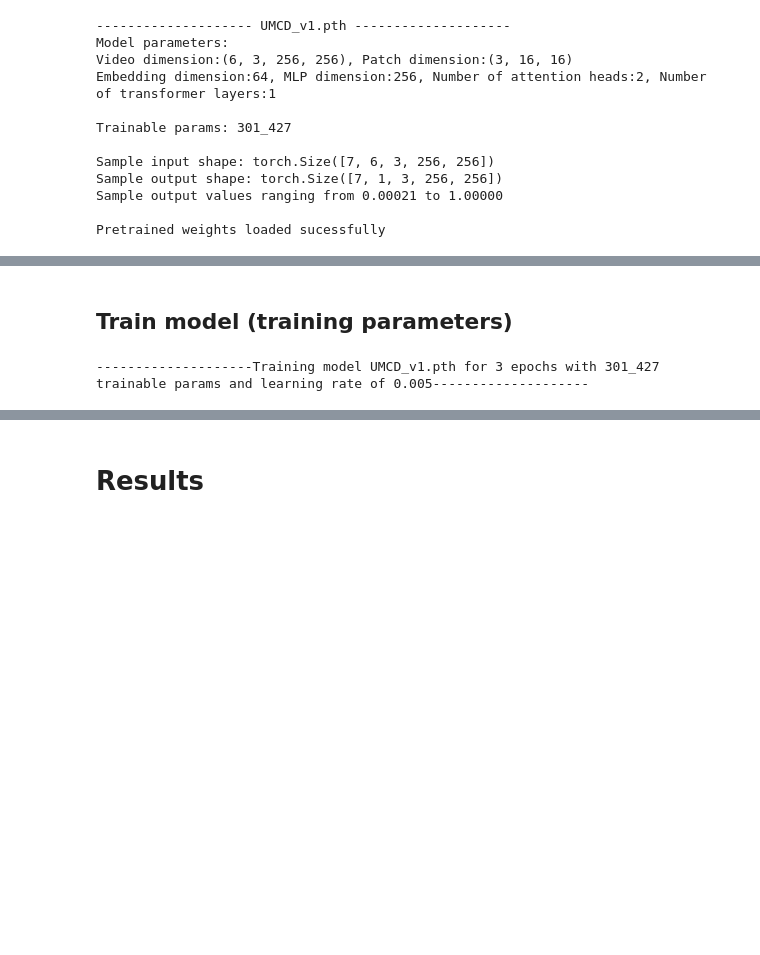
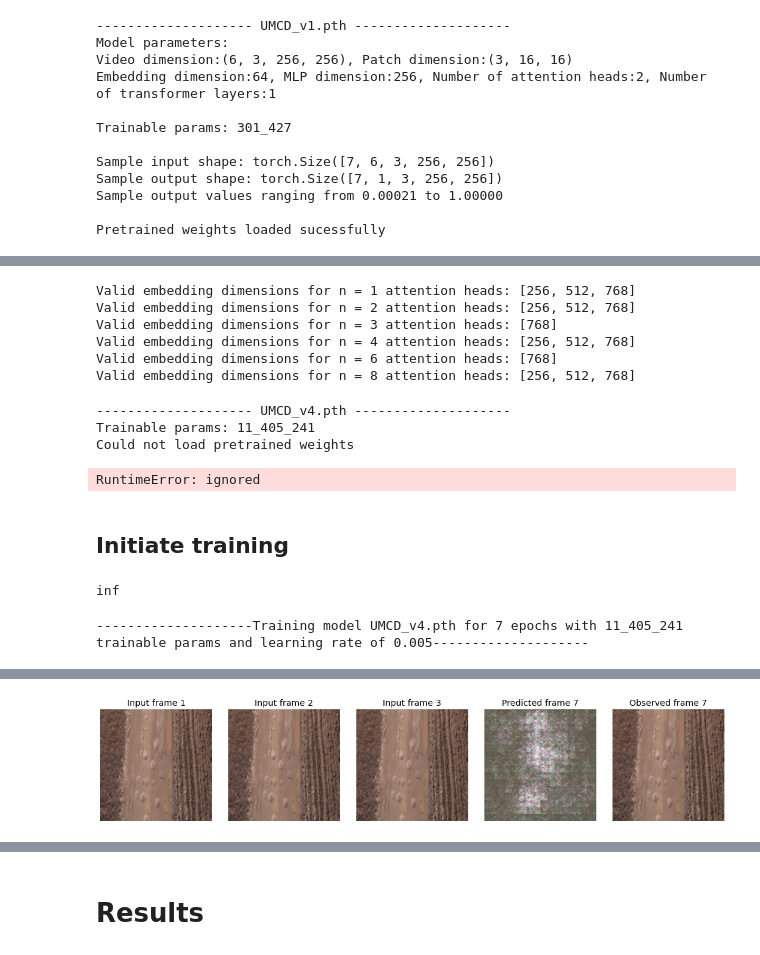
Before and after one commit to AndreassOlsson/drone-anomalydetection, a Jupyter notebook: UMCD_DataLoader.ipynb, the cells around one changed output, grey strips where cells are left out. Cells and saved outputs as stored; diff of their text form; code cells hidden in the pictures; blank space fills up the shorter version.

```diff
--- a/UMCD_DataLoader.ipynb
+++ b/UMCD_DataLoader.ipynb
@@ -441,2 +659,7 @@ torch.Size([7, 1, 3, 256, 256])
 # %% [markdown]
 # Train model
+# %%
+model_name = 'UMCD_v4.pth'
+state_dict_path = '/content/drive/MyDrive/Andreas Olsson/Public-Safety/models/' + model_name
+device = torch.device("cuda" if torch.cuda.is_available() else "cpu")
+print(f'Model name: {model_name}, Using device {device}')
@@ -566,13 +848,76 @@ Pretrained weights loaded sucessfully
+# %%
+def get_valid_embedding_dims(n_max=1000, n_heads=None, must_match=(16,16)):
+  n_heads = [n_heads] if n_heads else list(range(1,10))
+  return {n: [i for i in range(1, n_max + 1) if i % n == 0 and (1 / (must_match[0] * must_match[1] / i)) % 1 == 0] for n in n_heads}
+
+for k,v in get_valid_embedding_dims().items():
+  if len(v) > 0:
+    print(f'Valid embedding dimensions for n = {k} attention heads:',v)
+# %% [output]
+Valid embedding dimensions for n = 1 attention heads: [256, 512, 768]
+Valid embedding dimensions for n = 2 attention heads: [256, 512, 768]
+Valid embedding dimensions for n = 3 attention heads: [768]
+Valid embedding dimensions for n = 4 attention heads: [256, 512, 768]
+Valid embedding dimensions for n = 6 attention heads: [768]
+Valid embedding dimensions for n = 8 attention heads: [256, 512, 768]
+# %%
+frame_size = (256, 256)
+patch_size = (16, 16)
+
+emb_dim = 512
+mlp_dim = 2048
+
+n_heads = 8
+n_layers = 2
+n_frames = 3
+
+encoder = SpatioTemporal_Encoder(frame_size=frame_size, patch_size=patch_size, emb_dim=emb_dim, mlp_dim=mlp_dim, n_heads=n_heads, n_layers=n_layers, n_frames=n_frames).to(device)
+decoder = SpatioTemporal_Decoder(frame_size=frame_size, patch_size=patch_size, emb_dim=emb_dim, n_frames=n_frames).to(device)
+model = SpatioTemporal_AE(encoder, decoder).to(device)
+
+
+print('-'*20,model_name,'-'*20)
+trainable_params = filter(lambda p: p.requires_grad, model.parameters())
+trainable_params = sum([np.prod(p.size()) for p in trainable_params])
+print(f'Trainable params: {trainable_params:_}')
+try:
+  model_weights = 'UMCD_v4.pth'
+  weights_path = '/content/drive/MyDrive/Andreas Olsson/Public-Safety/models/' + model_weights
+  model.load_state_dict(torch.load(weights_path, map_location=torch.device(device)), strict=False)
+  print('Pretrained weights loaded sucessfully\n')
+except:
+  print('Could not load pretrained weights\n')
+# %% [output]
+-------------------- UMCD_v4.pth --------------------
+Trainable params: 11_405_241
+Could not load pretrained weights
+# %%
+sample_input = torch.rand(7, n_frames, 3, frame_size[0], frame_size[0]).to(device)
+sample_output = model(sample_input)
+
+print('-'*20,model_name,'-'*20)
+print(f'Model parameters:\nframe_size:{frame_size}, patch_size:{patch_size}\nemb_dim:{emb_dim}, mlp_dim:{mlp_dim}, n_heads:{n_heads}, n_layers:{n_layers}\n')
+print(f'Sample input shape: {sample_input.shape}\nSample output shape: {sample_output.shape}')
+print(f'Sample output values ranging from {torch.min(sample_output).item():.5f} to {torch.max(sample_output).item():.5f}\n')
+
+torch.cuda.empty_cache()
+# %% [output]
+RuntimeError: ignored
 # %% [markdown]
-## Train model (training parameters)
+## Initiate training
+# %%
+# previous_min = np.inf
+print(previous_min)
+# %% [output]
+inf
 # %%
 lr = 5e-3
-epochs = 3
+epochs = 7
 
-optim = optimizer.Adam(model.parameters(), lr=lr)
+# optim = optimizer.Adam(model.parameters(), lr=lr)
 optim = optimizer.SGD(model.parameters(), lr=lr, momentum=0.9)
 criterion = nn.BCELoss()
 
-train_epochs(epochs, previous_min=0.6790)
+previous_min = train_epochs(epochs, previous_min = previous_min)
 # %% [output]
---------------------Training model UMCD_v1.pth for 3 epochs with 301_427 trainable params and learning rate of 0.005--------------------
+--------------------Training model UMCD_v4.pth for 7 epochs with 11_405_241 trainable params and learning rate of 0.005--------------------
@@ -580,0 +926 @@ Test loss decreased (0.6790--->0.6788)  Saving the model...
+[figure, added]
```
Also changed, not shown: parts of 26 cells of this notebook.
